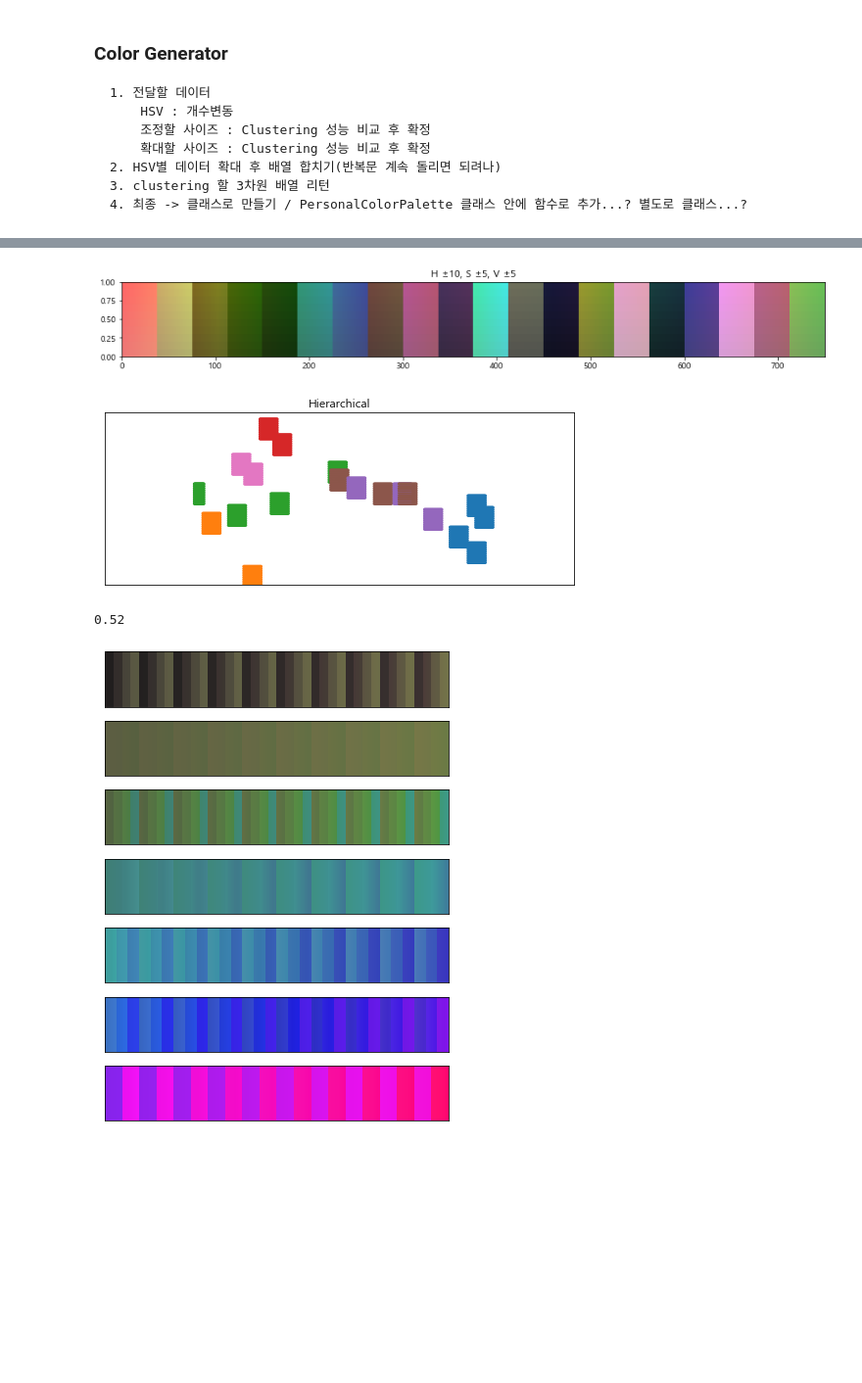
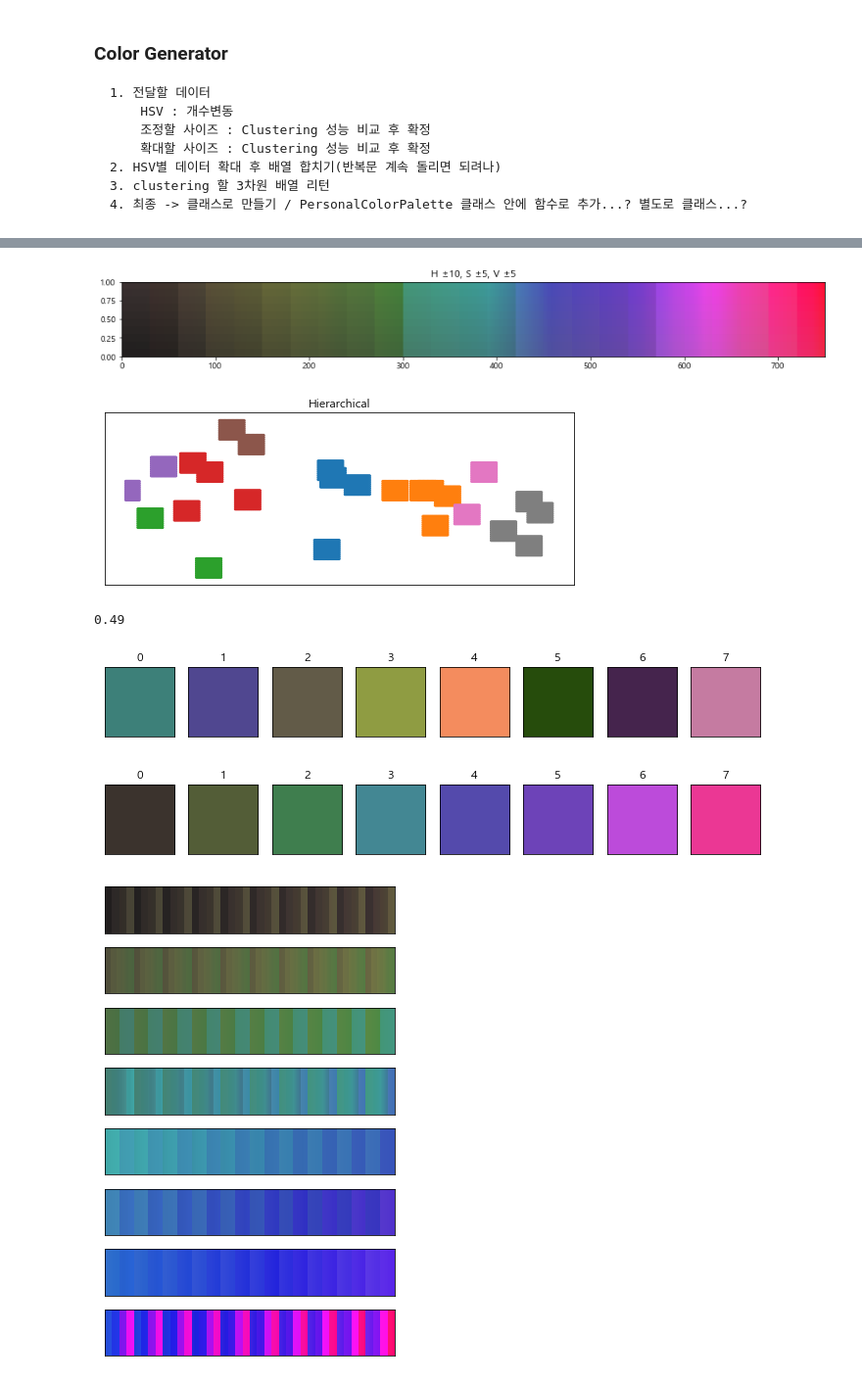
Before and after one commit to slmteruto/CAI, a Jupyter notebook: jay/musinsa_analysis/Main_product_color_extraction.ipynb, the cells around one changed output, grey strips where cells are left out. Shown at 98% size. Saved outputs shown, nothing was run; the diff lists cells and outputs as text; code cells hidden in the pictures; blank space fills up the shorter version.

Commit message:
Clustering centroid, average test

```diff
--- a/jay/musinsa_analysis/Main_product_color_extraction.ipynb
+++ b/jay/musinsa_analysis/Main_product_color_extraction.ipynb
@@ -325,7 +448,8 @@ ctrl, scale = [10, 5], [20, 10] # [H조정, SV조정], [H규모, SV규모]
 hsv = [[1, 55, 98], [50, 44, 75], [55, 70, 45], [87, 88, 35], [103, 80, 25],
        [170, 62, 54], [221, 55, 56], [20, 40, 39], [331, 49, 67], [280, 42, 31],
        [168, 66, 86], [68, 13, 38], [244, 55, 18], [69, 65, 55], [331, 25, 85],
-       [190, 58, 20], [250, 55, 55], [310, 33, 90], [340, 43, 68], [100, 50, 70]] # 테스트용
+       [190, 58, 20], [250, 55, 55], [310, 33, 90], [340, 43, 68], [100, 50, 70],
+       [31, 68, 96], [165, 23, 41], [264, 52, 88], [254, 36, 66], [294, 65, 30]] # 테스트용
 
 
 # hsv = [[1, 55, 98], [50, 44, 75], [55, 70, 45], [87, 88, 35], [103, 80, 25],
@@ -337,44 +461,68 @@ hsv = [[1, 55, 98], [50, 44, 75], [55, 70, 45], [87, 88, 35], [103, 80, 25],
 
 HSV = color_generator(hsv, ctrl, scale)
 # performance = color_clustering(color_generator(hsv, ctrl, scale), len(hsv))
-performance = color_clustering(HSV, len(hsv))
+performance = color_clustering(HSV, len(hsv), scale)
 print(performance[0])
+
+
+## 중앙값 시각화
+centroid = []
+label = []
+for i in range(performance[2].shape[0]):
+    centroid.append(list(performance[2][i]))
+    label.append(i)
+show_colors(centroid, label)
+
+## 평균값 시각화
+avg_color = []
+label = []
+for i in range(len(performance[3])):
+    avg_color.append(list(performance[3][i]))
+    label.append(i)
+show_colors(avg_color, label)
+
 
 ## 제너레이팅 데이터 + 예측값
 pred = performance[1].reshape(scale[1], scale[0]*len(hsv))
-hsv_check = np.sort(np.dstack((pred, HSV[:, :, 0]/359, HSV[:, :, 1:3]/100, HSV[:, :, 3])), axis=1)
+hsv_check = np.sort(np.dstack((pred, HSV[:, :, 0]/359, HSV[:, :, 1:3]/100)), axis=1)
+# hsv2avg = np.sort(np.dstack((pred, HSV)), axis=1)
+# for i in range(n_clusters):
+#     avg = np.mean(hsv2avg[hsv2avg[:, :, 0]==i].reshape(1, hsv2avg[hsv2avg[:, :, 0]==i].shape[0], 5)[:, :, 1:4], axis=1)
+#     print(i,"번", avg)
 
 ##
 plt.figure(figsize=(7, 7))
 plot_num = 1
 
 n_ctrl = 7
 if len(hsv)/n_ctrl <= 2:
     if len(hsv) < 5:
         n_clusters = len(hsv)
     else:
         n_clusters = 5
 else:
     n_clusters = (len(hsv)//n_ctrl)+5
 
 for i in range(n_clusters):
-    rgb_check = hsv_to_rgb(np.sort(hsv_check[hsv_check[:, :, 0]==i].reshape(1, hsv_check[hsv_check[:, :, 0]==i].shape[0], 5)[:, :, 1:4]))
+    rgb_check = hsv_to_rgb(np.sort(hsv_check[hsv_check[:, :, 0]==i].reshape(1, hsv_check[hsv_check[:, :, 0]==i].shape[0], 4)[:, :, 1:4]))
 
     plt.subplot(n_clusters, 1, plot_num)
 
     plt.imshow(rgb_check, origin="lower", extent=[0, 500, 0, 1], aspect=80)
     plt.xticks(())
     plt.yticks(())
     plt.grid(False)
     plot_num += 1
 
 plt.tight_layout()
 plt.show()
 # %% [output]
-[figure, old version]
+[figure, new version]
-[figure, old version]
+[figure, new version]
-0.52
+0.49
-[figure, old version]
+[figure, new version]
+[figure, added]
+[figure, added]
 # %%
 # ## 색 샘플 데이터 군집화용 데이터조정_데이터셋 형태별 성능 비교 시 사용
 
```
Also changed, not shown: parts of 9 cells of this notebook.
